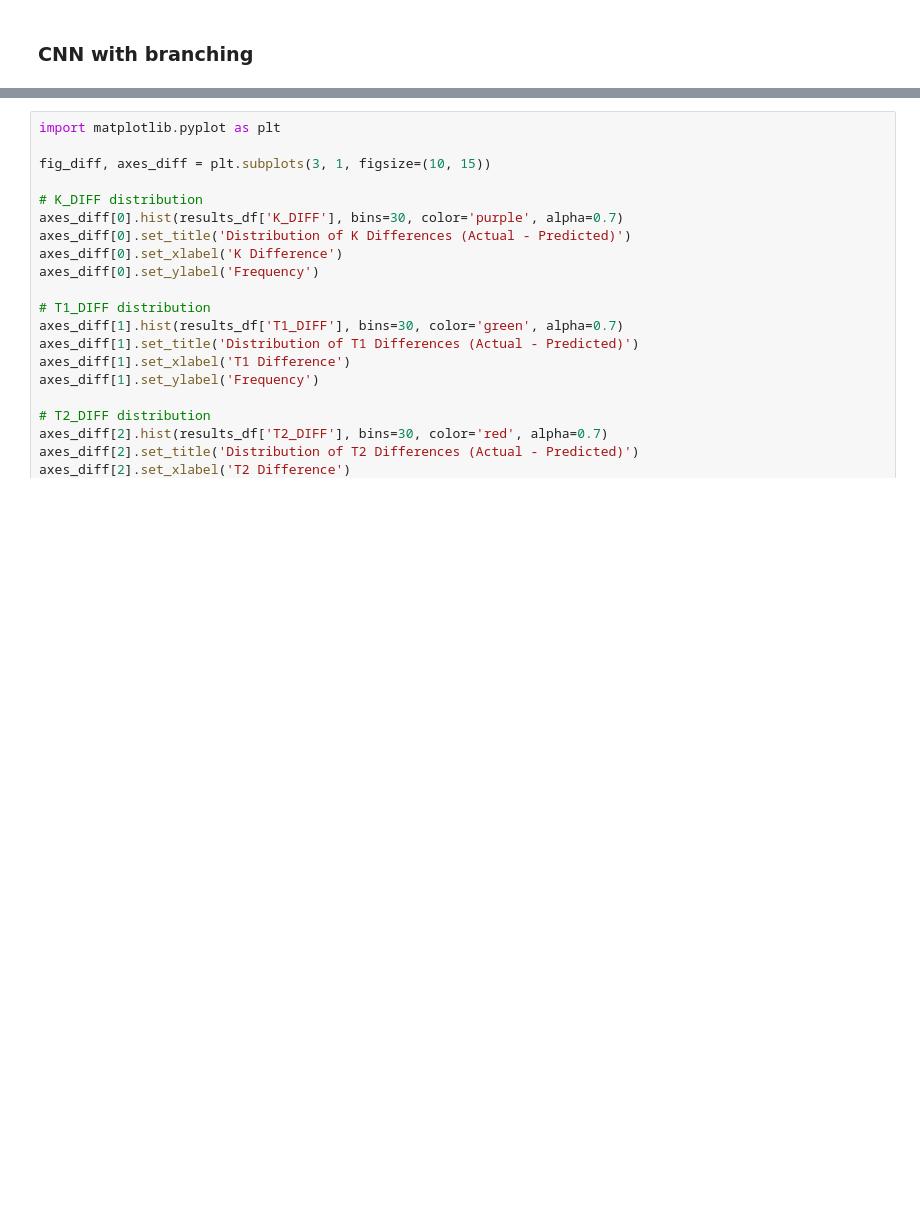
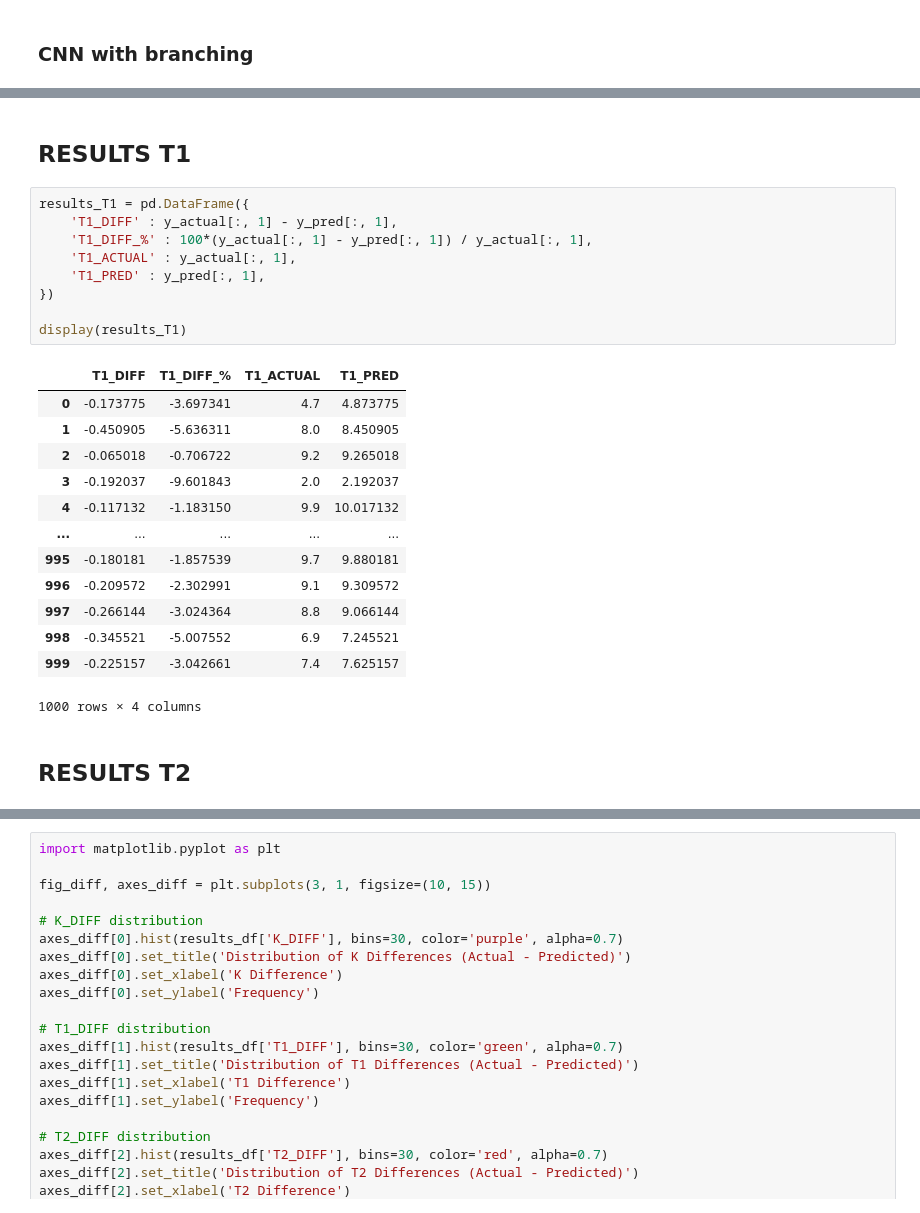
Before and after one commit to sergiokali/apa, a Jupyter notebook: AiPATrainer.ipynb, the cells around one changed output, grey strips where cells are left out. Drawn from its saved outputs; the diff is of its cells as text; blank space fills up the shorter version.

```diff
--- a/AiPATrainer.ipynb
+++ b/AiPATrainer.ipynb
@@ -330,0 +414,27 @@ display(results_df)
+# %% [markdown]
+## RESULTS T1
+# %%
+results_T1 = pd.DataFrame({
+    'T1_DIFF' : y_actual[:, 1] - y_pred[:, 1],
+    'T1_DIFF_%' : 100*(y_actual[:, 1] - y_pred[:, 1]) / y_actual[:, 1],
+    'T1_ACTUAL' : y_actual[:, 1],
+    'T1_PRED' : y_pred[:, 1],
+})
+
+display(results_T1)
+# %% [output]
+|  | T1_DIFF | T1_DIFF_% | T1_ACTUAL | T1_PRED |
+| 0 | -0.173775 | -3.697341 | 4.7 | 4.873775 |
+| 1 | -0.450905 | -5.636311 | 8.0 | 8.450905 |
+| 2 | -0.065018 | -0.706722 | 9.2 | 9.265018 |
+| 3 | -0.192037 | -9.601843 | 2.0 | 2.192037 |
+| 4 | -0.117132 | -1.183150 | 9.9 | 10.017132 |
+| ... | ... | ... | ... | ... |
+| 995 | -0.180181 | -1.857539 | 9.7 | 9.880181 |
+| 996 | -0.209572 | -2.302991 | 9.1 | 9.309572 |
+| 997 | -0.266144 | -3.024364 | 8.8 | 9.066144 |
+| 998 | -0.345521 | -5.007552 | 6.9 | 7.245521 |
+| 999 | -0.225157 | -3.042661 | 7.4 | 7.625157 |
+1000 rows × 4 columns
+# %% [markdown]
+## RESULTS T2
```
Also changed, not shown: parts of 11 cells of this notebook.
